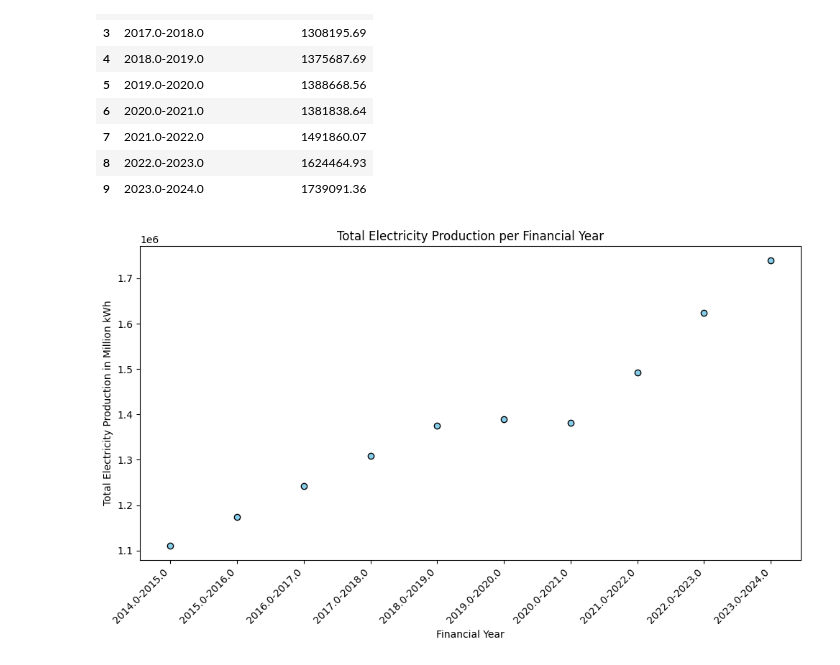
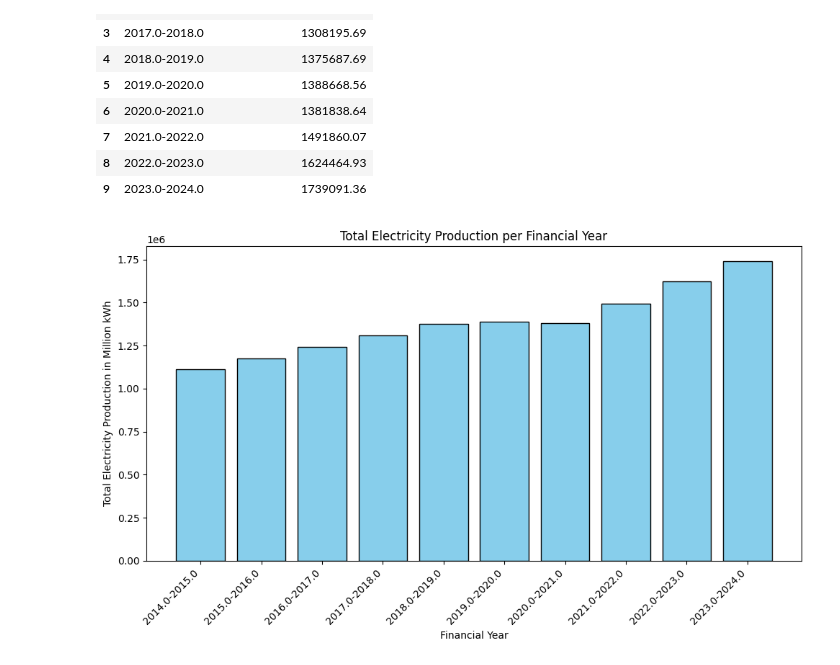
Before and after one commit to jayantxchauhan/India-Energy-Analytics-Model, a Jupyter notebook: PracticeAnalysis1.ipynb, the cells around one changed output. Drawn from its saved outputs; the diff is of its cells as text; code cells hidden in the pictures.

Commit message:
image changed

```diff
--- a/PracticeAnalysis1.ipynb
+++ b/PracticeAnalysis1.ipynb
@@ -139,12 +106,12 @@ ap
 | 9 | 2023.0-2024.0 | 1739091.36 |
 # %%
 plt.figure(figsize=(10, 6))
-plt.scatter(ap['Financial_Year'], ap['Total_Electricity_Production'], color='skyblue', edgecolor='black')
+plt.bar(ap['Financial_Year'], ap['Total_Electricity_Production'], color='skyblue', edgecolor='black')
 plt.xlabel('Financial Year')
 plt.ylabel('Total Electricity Production in Million kWh')
 plt.title('Total Electricity Production per Financial Year')
 plt.xticks(rotation=45, ha='right')
 plt.tight_layout()
 plt.show()
 # %% [output]
-[figure, old version]
+[figure, new version]
```
Also changed, not shown: parts of 3 cells of this notebook, 19 other files.
